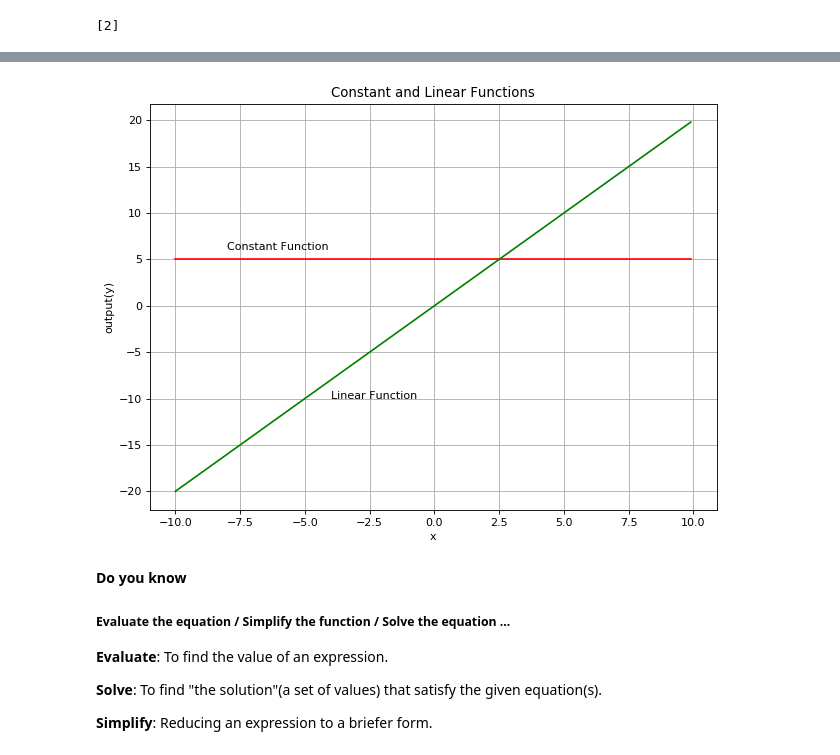
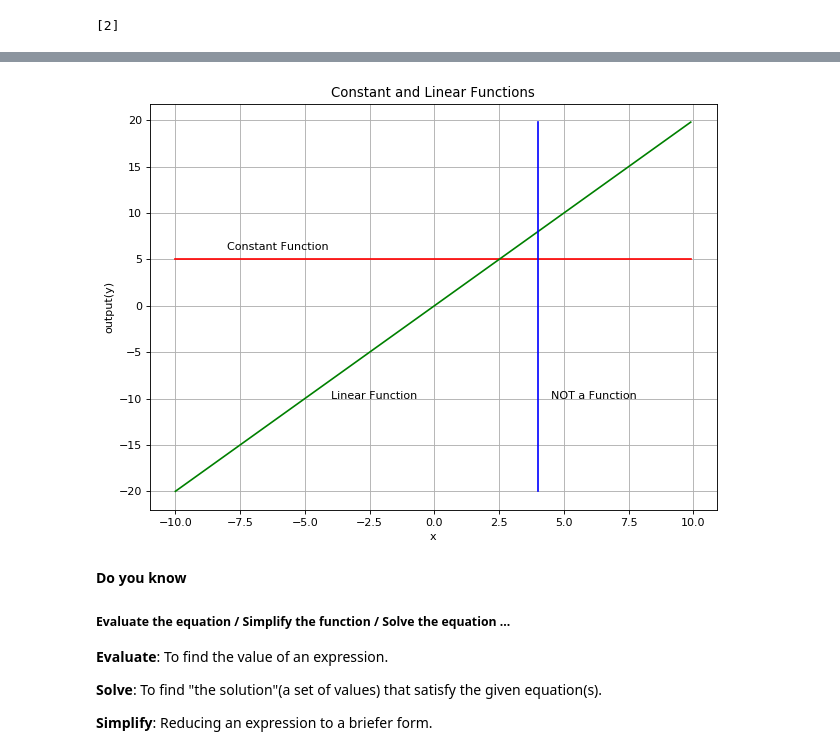
Before and after one commit to apextw/math, a Jupyter notebook: Learn Math with Python - Grade 8.ipynb, the cells around one changed output, grey strips where cells are left out. Saved outputs shown, nothing was run; the diff lists cells and outputs as text; code cells hidden in the pictures.

```diff
--- a/Learn Math with Python - Grade 8.ipynb
+++ b/Learn Math with Python - Grade 8.ipynb
@@ -40,35 +88,42 @@ $ y = ax + b$
 # %%
 ################################################################################
 # Let's see the linear functions in XY plane
 # Author: stevenlee, tw.steven@gmail.com
 ################################################################################
 # Import necessary modules:
 # Numpy is for fundamental science computing. http://www.numpy.org/
 # Matplotlib is for generating figures. https://matplotlib.org/
 import numpy as np
 import matplotlib.pyplot as plt
 
 # Prepare the data x = [-10 -9.9 -9.8 ... -0.1 0, 0.1 ... 9.8 9.9]
 x = np.arange(-10., 10., 0.1) # ask np to generate an array from -10 to 10, with step 0.1 (start, stop, step)
 
 # Prepare different output data
 y_constant = 0*x + 5                          # horizontal line y = 5
 y_linear = 2*x                                # y = 2x
 
+y_range = np.linspace(min(y_linear),max(y_linear))
+x_const = 0*y_range + 4
 # Plot to figure
 plt.figure(figsize=(8, 6), dpi=80)
 plt.title('Constant and Linear Functions')    # Title of 1st subplot
-plt.plot(x, y_constant,'r',x, y_linear, 'g')  # Plota red line and green line
+plt.plot(x, y_constant,'r',x, y_linear, 'g')  # Plot a red line and green line
 
 plt.text(-8,6,'Constant Function')
 plt.text(-4,-10,'Linear Function')
+
+plt.plot(x_const,y_range,'b')
+plt.text(4.5,-10,'NOT a Function')
+
+
 plt.grid(True)                                # Turn on the grid
 plt.xlabel('x')                               # X Label
 plt.ylabel('output(y)')                       # Y Label
 plt.tight_layout()                            # Tight the layout
 plt.show()                                    # Show the plot
 # %% [output]
-[figure, old version]
+[figure, new version]
 # %% [markdown]
 **Do you know**
 
```
Also changed, not shown: parts of 27 cells of this notebook, 4 other files.
